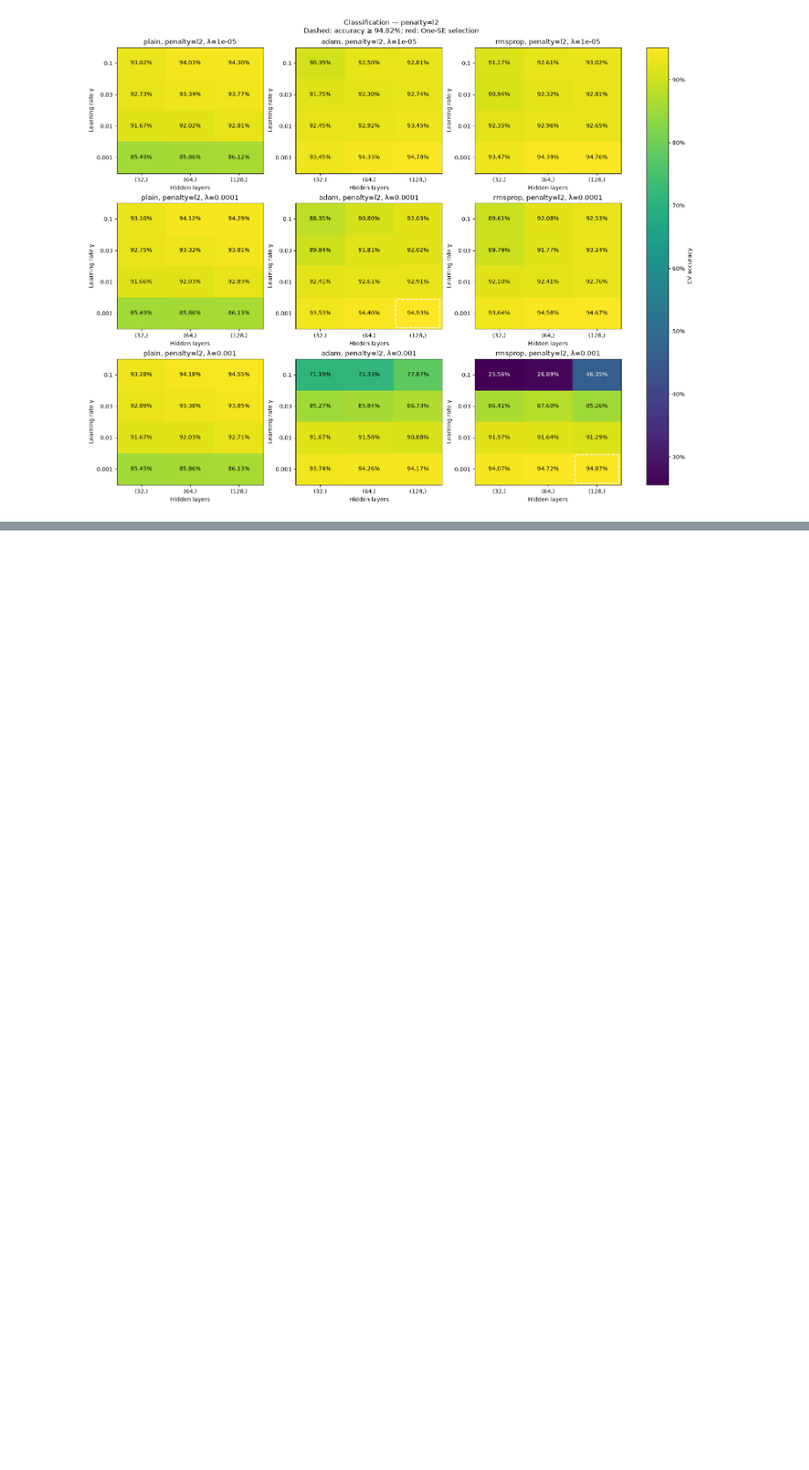
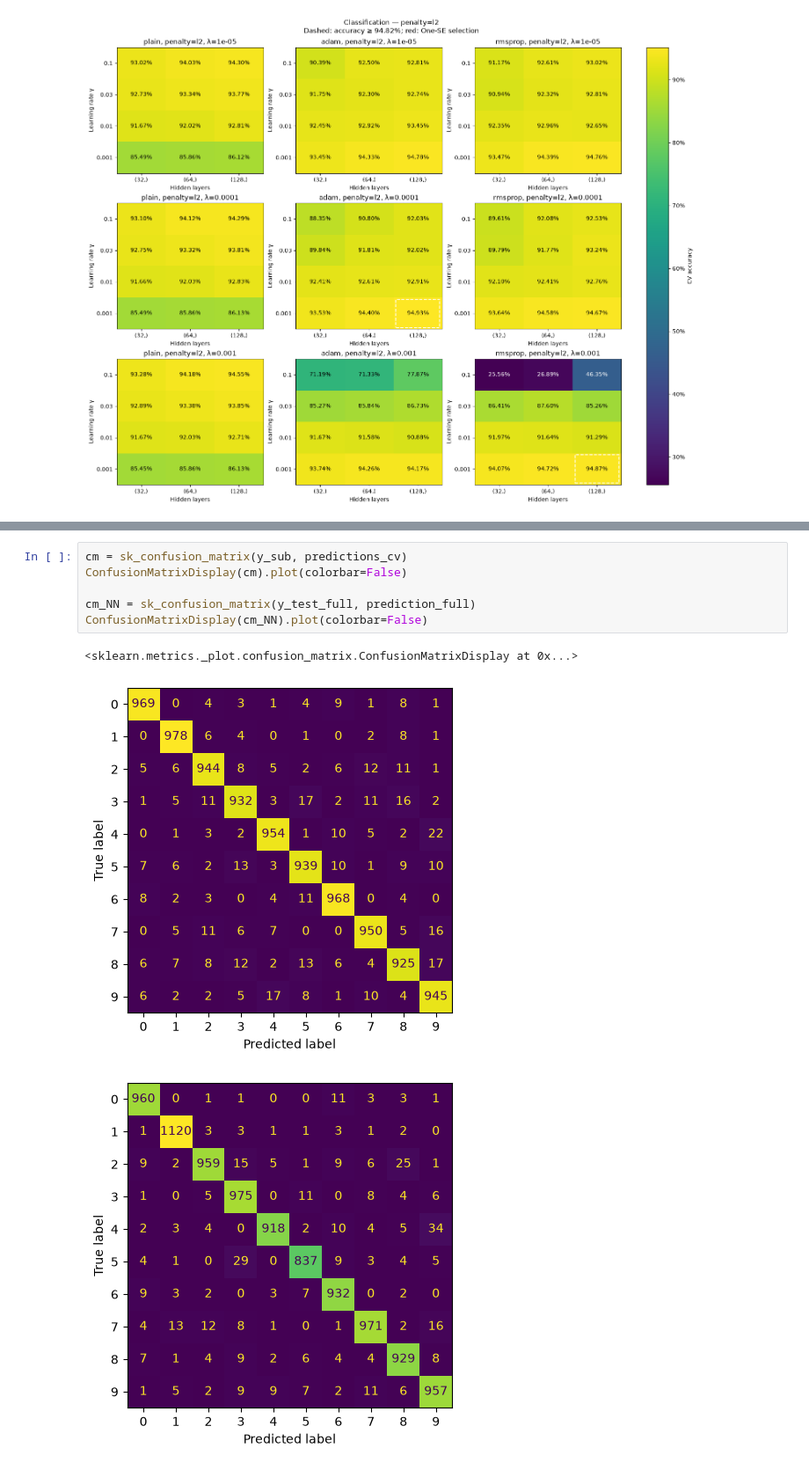
Before and after one commit to Timholmen96/FYS-STK4155, a Jupyter notebook: Prosjekt2/Prosjekt-Kode/Project2_Classification.ipynb, the cells around one changed output, grey strips where cells are left out. Shown at 88% size. Saved outputs shown, nothing was run; the diff lists cells and outputs as text; blank space fills up the shorter version.

```diff
--- a/Prosjekt2/Prosjekt-Kode/Project2_Classification.ipynb
+++ b/Prosjekt2/Prosjekt-Kode/Project2_Classification.ipynb
@@ -984,0 +1007,10 @@ for penalty in penalties:
+# %%
+cm = sk_confusion_matrix(y_sub, predictions_cv)
+ConfusionMatrixDisplay(cm).plot(colorbar=False)
+
+cm_NN = sk_confusion_matrix(y_test_full, prediction_full)
+ConfusionMatrixDisplay(cm_NN).plot(colorbar=False)
+# %% [output]
+<sklearn.metrics._plot.confusion_matrix.ConfusionMatrixDisplay at 0x...>
+[figure, added]
+[figure, added]
```
Also changed, not shown: parts of 2 cells of this notebook.
